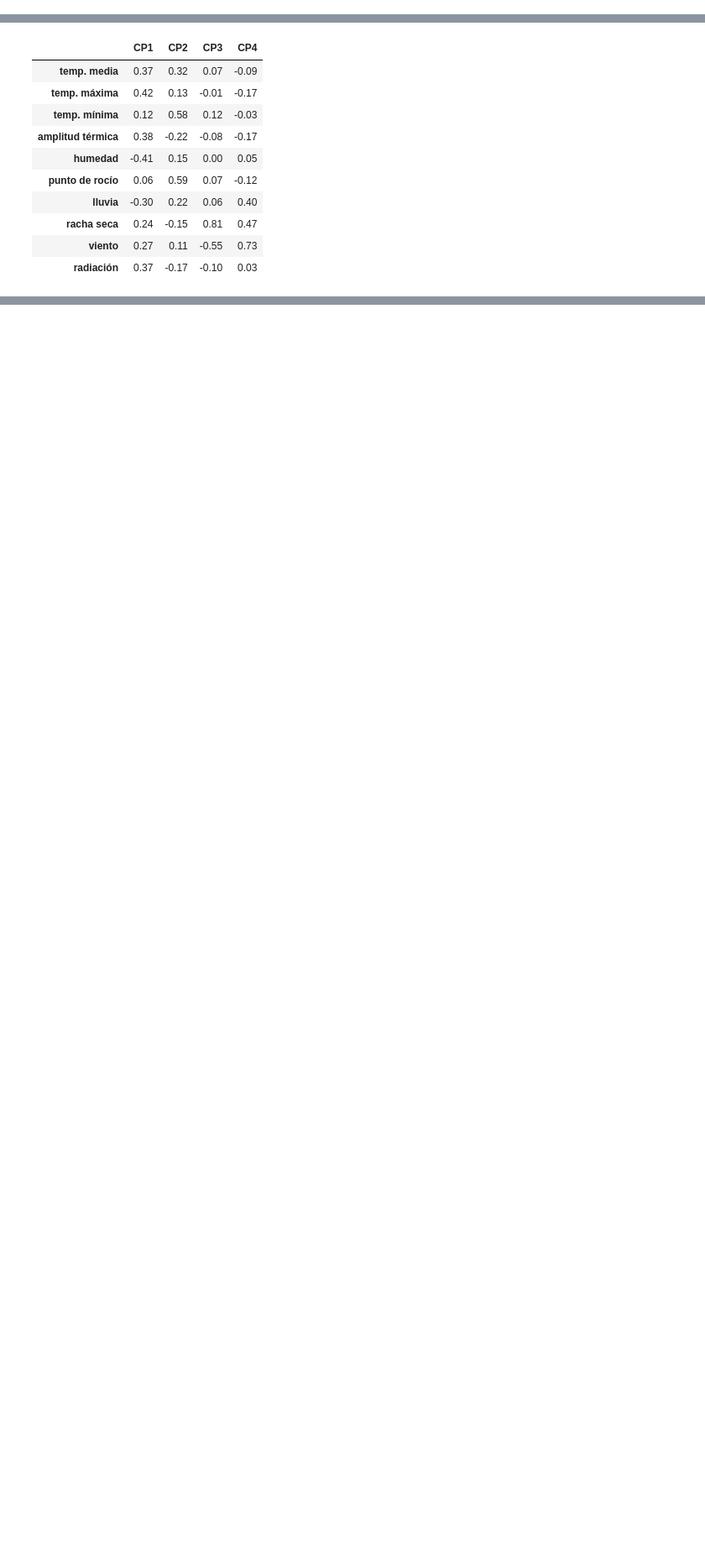
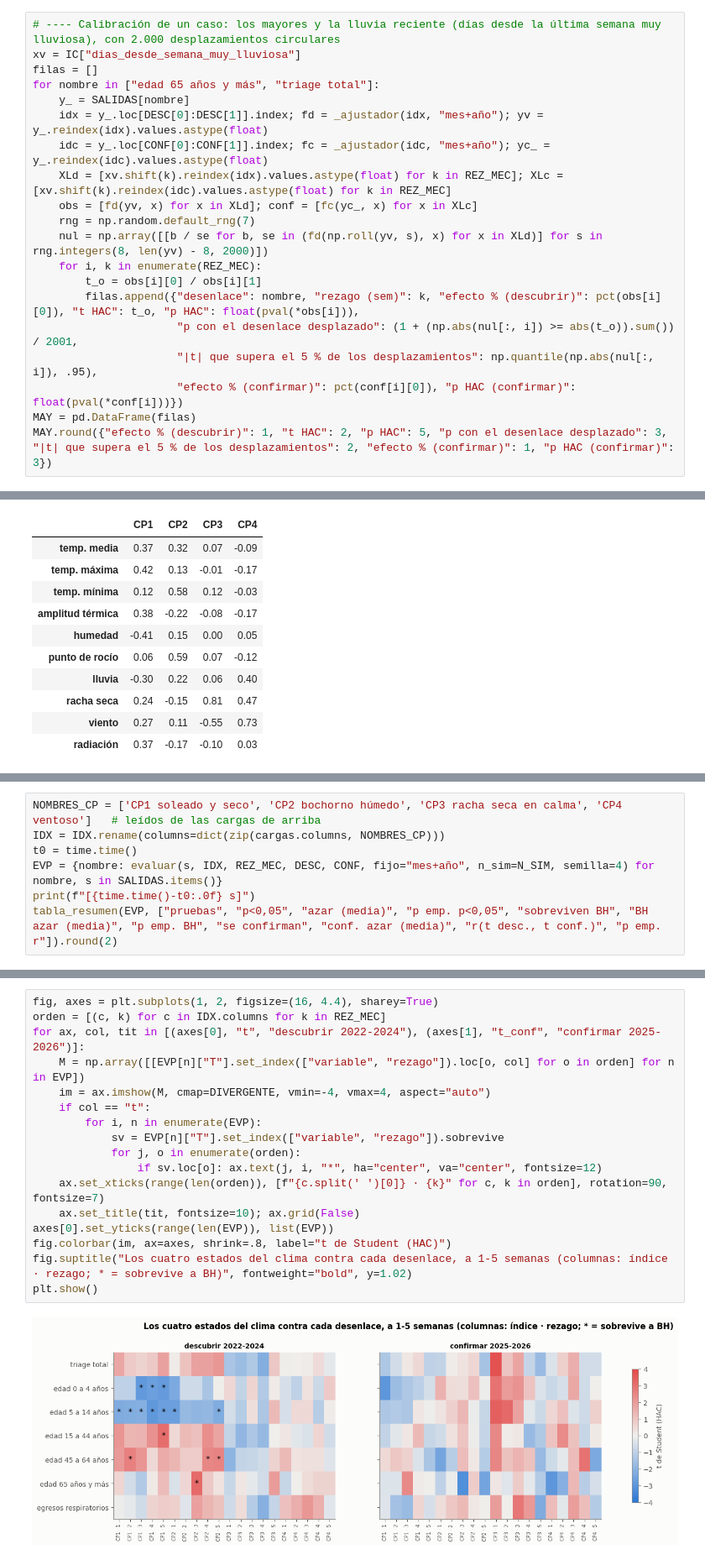
Before and after one commit to SebastianGuerr/puebas, a Jupyter notebook: notebooks/12_el_clima_completo.ipynb, the cells around one changed output, grey strips where cells are left out. Shown at 84% size. Cells and saved outputs as stored; diff of their text form; blank space fills up the shorter version.

```diff
--- a/notebooks/12_el_clima_completo.ipynb
+++ b/notebooks/12_el_clima_completo.ipynb
@@ -594,0 +1137,20 @@ Encaja mejor con **acceso** (la lluvia deja a la gente en casa; el cuaderno 11 l
+# %%
+# ---- Calibración de un caso: los mayores y la lluvia reciente (días desde la última semana muy lluviosa), con 2.000 desplazamientos circulares
+xv = IC["dias_desde_semana_muy_lluviosa"]
+filas = []
+for nombre in ["edad 65 años y más", "triage total"]:
+    y_ = SALIDAS[nombre]
+    idx = y_.loc[DESC[0]:DESC[1]].index; fd = _ajustador(idx, "mes+año"); yv = y_.reindex(idx).values.astype(float)
+    idc = y_.loc[CONF[0]:CONF[1]].index; fc = _ajustador(idc, "mes+año"); yc_ = y_.reindex(idc).values.astype(float)
+    XLd = [xv.shift(k).reindex(idx).values.astype(float) for k in REZ_MEC]; XLc = [xv.shift(k).reindex(idc).values.astype(float) for k in REZ_MEC]
+    obs = [fd(yv, x) for x in XLd]; conf = [fc(yc_, x) for x in XLc]
+    rng = np.random.default_rng(7)
+    nul = np.array([[b / se for b, se in (fd(np.roll(yv, s), x) for x in XLd)] for s in rng.integers(8, len(yv) - 8, 2000)])
+    for i, k in enumerate(REZ_MEC):
+        t_o = obs[i][0] / obs[i][1]
+        filas.append({"desenlace": nombre, "rezago (sem)": k, "efecto % (descubrir)": pct(obs[i][0]), "t HAC": t_o, "p HAC": float(pval(*obs[i])),
+                      "p con el desenlace desplazado": (1 + (np.abs(nul[:, i]) >= abs(t_o)).sum()) / 2001,
+                      "|t| que supera el 5 % de los desplazamientos": np.quantile(np.abs(nul[:, i]), .95),
+                      "efecto % (confirmar)": pct(conf[i][0]), "p HAC (confirmar)": float(pval(*conf[i]))})
+MAY = pd.DataFrame(filas)
+MAY.round({"efecto % (descubrir)": 1, "t HAC": 2, "p HAC": 5, "p con el desenlace desplazado": 3, "|t| que supera el 5 % de los desplazamientos": 2, "efecto % (confirmar)": 1, "p HAC (confirmar)": 3})
@@ -811,0 +1256,7 @@ típica semanal del log en descubrir:
+# %%
+NOMBRES_CP = ['CP1 soleado y seco', 'CP2 bochorno húmedo', 'CP3 racha seca en calma', 'CP4 ventoso']   # leídos de las cargas de arriba
+IDX = IDX.rename(columns=dict(zip(cargas.columns, NOMBRES_CP)))
+t0 = time.time()
+EVP = {nombre: evaluar(s, IDX, REZ_MEC, DESC, CONF, fijo="mes+año", n_sim=N_SIM, semilla=4) for nombre, s in SALIDAS.items()}
+print(f"[{time.time()-t0:.0f} s]")
+tabla_resumen(EVP, ["pruebas", "p<0,05", "azar (media)", "p emp. p<0,05", "sobreviven BH", "BH azar (media)", "p emp. BH", "se confirman", "conf. azar (media)", "r(t desc., t conf.)", "p emp. r"]).round(2)
@@ -811,0 +1273,19 @@ típica semanal del log en descubrir:
+# %%
+fig, axes = plt.subplots(1, 2, figsize=(16, 4.4), sharey=True)
+orden = [(c, k) for c in IDX.columns for k in REZ_MEC]
+for ax, col, tit in [(axes[0], "t", "descubrir 2022-2024"), (axes[1], "t_conf", "confirmar 2025-2026")]:
+    M = np.array([[EVP[n]["T"].set_index(["variable", "rezago"]).loc[o, col] for o in orden] for n in EVP])
+    im = ax.imshow(M, cmap=DIVERGENTE, vmin=-4, vmax=4, aspect="auto")
+    if col == "t":
+        for i, n in enumerate(EVP):
+            sv = EVP[n]["T"].set_index(["variable", "rezago"]).sobrevive
+            for j, o in enumerate(orden):
+                if sv.loc[o]: ax.text(j, i, "*", ha="center", va="center", fontsize=12)
+    ax.set_xticks(range(len(orden)), [f"{c.split(' ')[0]} · {k}" for c, k in orden], rotation=90, fontsize=7)
+    ax.set_title(tit, fontsize=10); ax.grid(False)
+axes[0].set_yticks(range(len(EVP)), list(EVP))
+fig.colorbar(im, ax=axes, shrink=.8, label="t de Student (HAC)")
+fig.suptitle("Los cuatro estados del clima contra cada desenlace, a 1-5 semanas (columnas: índice · rezago; * = sobrevive a BH)", fontweight="bold", y=1.02)
+plt.show()
+# %% [output]
+[figure, added]
```
Also changed, not shown: parts of 73 cells of this notebook.
